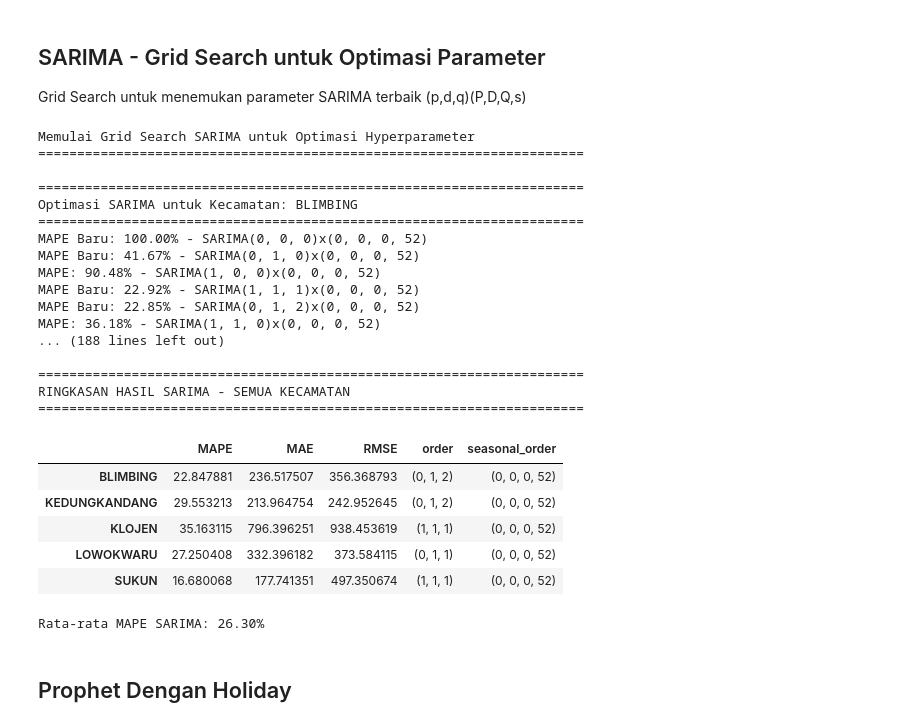
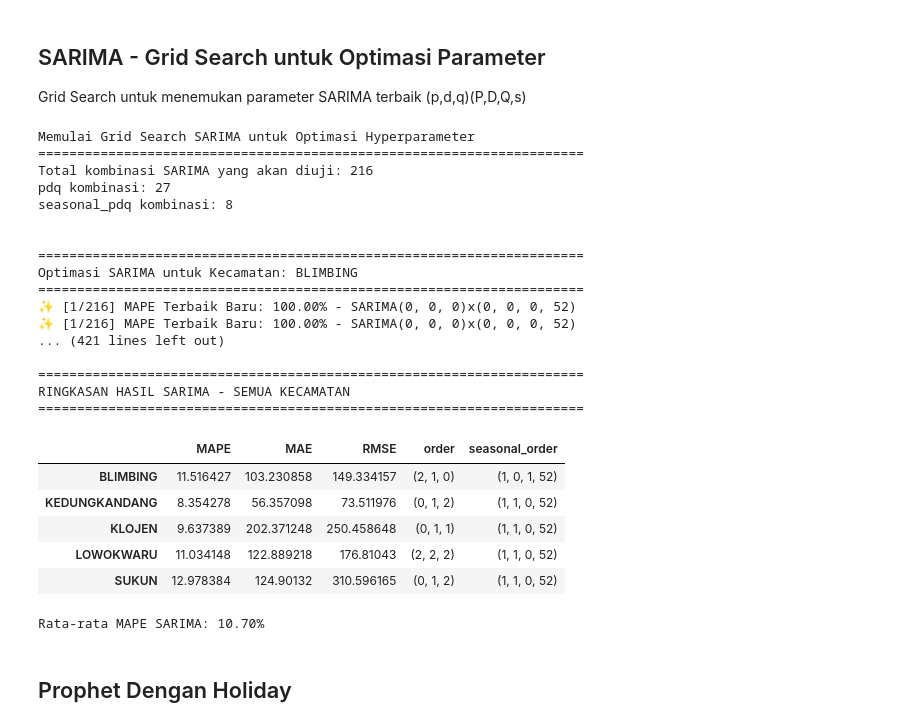
Before and after one commit to FrankStein31/Prediksi-Tren-Pengiriman-Paket-Kota-Malang, a Jupyter notebook: python/notebooks/sarima.ipynb, the cells around one changed output. Cells and saved outputs as stored; diff of their text form; code cells hidden in the pictures.

```diff
--- a/python/notebooks/sarima.ipynb
+++ b/python/notebooks/sarima.ipynb
@@ -121,8 +121,20 @@ Grid Search untuk menemukan parameter SARIMA terbaik (p,d,q)(P,D,Q,s)
 print("Memulai Grid Search SARIMA untuk Optimasi Hyperparameter")
 print("="*70)
 
-pdq = [(0,0,0), (0,1,0), (1,0,0), (1,1,1), (0,1,2), (1,1,0), (0,1,1)]
-seasonal_pdq = [(0,0,0,52)]
+# Define parameter ranges untuk SARIMA (Grid Search Lengkap)
+# p, d, q: order ARIMA
+# P, D, Q, s: seasonal order (s=52 untuk data mingguan/tahunan)
+p = d = q = range(0, 3)  # 0, 1, 2
+P = D = Q = range(0, 2)  # 0, 1
+s = 52  # seasonality periode (52 minggu)
+
+# Generate semua kombinasi
+pdq = list(product(p, d, q))
+seasonal_pdq = [(x[0], x[1], x[2], s) for x in product(P, D, Q)]
+
+print(f"Total kombinasi SARIMA yang akan diuji: {len(pdq) * len(seasonal_pdq)}")
+print(f"pdq kombinasi: {len(pdq)}")
+print(f"seasonal_pdq kombinasi: {len(seasonal_pdq)}\n")
 
 sarima_results = {}
 
@@ -162,7 +174,7 @@ for kecamatan in unique_kecamatan:
                                enforce_stationarity=False,
                                enforce_invertibility=False)
 
-                results = model.fit(disp=False, maxiter=50)  # Tambah maxiter limit
+                results = model.fit(disp=False)
 
                 # Prediksi
                 predictions = results.forecast(steps=52)
@@ -179,9 +191,11 @@ for kecamatan in unique_kecamatan:
                     best_order = param
                     best_seasonal_order = param_seasonal
                     best_model = results
-                    print(f"MAPE Baru: {mape:.2f}% - SARIMA{param}x{param_seasonal}")
-                else:
-                    print(f"MAPE: {mape:.2f}% - SARIMA{param}x{param_seasonal}")
+                    print(f"✨ [{tested}/{total_tests}] MAPE Terbaik Baru: {mape:.2f}% - SARIMA{param}x{param_seasonal}")
+
+                # Print progress setiap 10 iterasi
+                if tested % 10 == 0:
+                    print(f"   Progress: {tested}/{total_tests} kombinasi diuji... (Best MAPE: {best_mape:.2f}%)")
 
             except Exception as e:
                 print(f"Error - SARIMA{param}x{param_seasonal}")
@@ -225,46 +239,46 @@ for kecamatan in unique_kecamatan:
 
 # Summary hasil SARIMA
 print(f"\n{'='*70}")
 print("RINGKASAN HASIL SARIMA - SEMUA KECAMATAN")
 print(f"{'='*70}\n")
 
 sarima_summary = pd.DataFrame({
     kec: {
         'MAPE': res['metrics']['MAPE'],
         'MAE': res['metrics']['MAE'],
         'RMSE': res['metrics']['RMSE'],
         'order': str(res['order']),
         'seasonal_order': str(res['seasonal_order'])
     } for kec, res in sarima_results.items()
 }).T
 
 display(sarima_summary)
 print(f"\nRata-rata MAPE SARIMA: {sarima_summary['MAPE'].mean():.2f}%")
 # %% [output]
 Memulai Grid Search SARIMA untuk Optimasi Hyperparameter
 ======================================================================
+Total kombinasi SARIMA yang akan diuji: 216
+pdq kombinasi: 27
+seasonal_pdq kombinasi: 8
+
 
 ======================================================================
 Optimasi SARIMA untuk Kecamatan: BLIMBING
 ======================================================================
-MAPE Baru: 100.00% - SARIMA(0, 0, 0)x(0, 0, 0, 52)
-MAPE Baru: 41.67% - SARIMA(0, 1, 0)x(0, 0, 0, 52)
-MAPE: 90.48% - SARIMA(1, 0, 0)x(0, 0, 0, 52)
-MAPE Baru: 22.92% - SARIMA(1, 1, 1)x(0, 0, 0, 52)
-MAPE Baru: 22.85% - SARIMA(0, 1, 2)x(0, 0, 0, 52)
-MAPE: 36.18% - SARIMA(1, 1, 0)x(0, 0, 0, 52)
-... (188 lines left out)
+✨ [1/216] MAPE Terbaik Baru: 100.00% - SARIMA(0, 0, 0)x(0, 0, 0, 52)
+✨ [1/216] MAPE Terbaik Baru: 100.00% - SARIMA(0, 0, 0)x(0, 0, 0, 52)
+... (421 lines left out)
 
 ======================================================================
 RINGKASAN HASIL SARIMA - SEMUA KECAMATAN
 ======================================================================
 |  | MAPE | MAE | RMSE | order | seasonal_order |
-| BLIMBING | 22.847881 | 236.517507 | 356.368793 | (0, 1, 2) | (0, 0, 0, 52) |
-| KEDUNGKANDANG | 29.553213 | 213.964754 | 242.952645 | (0, 1, 2) | (0, 0, 0, 52) |
-| KLOJEN | 35.163115 | 796.396251 | 938.453619 | (1, 1, 1) | (0, 0, 0, 52) |
-| LOWOKWARU | 27.250408 | 332.396182 | 373.584115 | (0, 1, 1) | (0, 0, 0, 52) |
-| SUKUN | 16.680068 | 177.741351 | 497.350674 | (1, 1, 1) | (0, 0, 0, 52) |
+| BLIMBING | 11.516427 | 103.230858 | 149.334157 | (2, 1, 0) | (1, 0, 1, 52) |
+| KEDUNGKANDANG | 8.354278 | 56.357098 | 73.511976 | (0, 1, 2) | (1, 1, 0, 52) |
+| KLOJEN | 9.637389 | 202.371248 | 250.458648 | (0, 1, 1) | (1, 1, 0, 52) |
+| LOWOKWARU | 11.034148 | 122.889218 | 176.81043 | (2, 2, 2) | (1, 1, 0, 52) |
+| SUKUN | 12.978384 | 124.90132 | 310.596165 | (0, 1, 2) | (1, 1, 0, 52) |
-Rata-rata MAPE SARIMA: 26.30%
+Rata-rata MAPE SARIMA: 10.70%
 # %% [markdown]
 ## Prophet Dengan Holiday
 # %%
```
Also changed, not shown: parts of 3 cells of this notebook, 2 other files.
